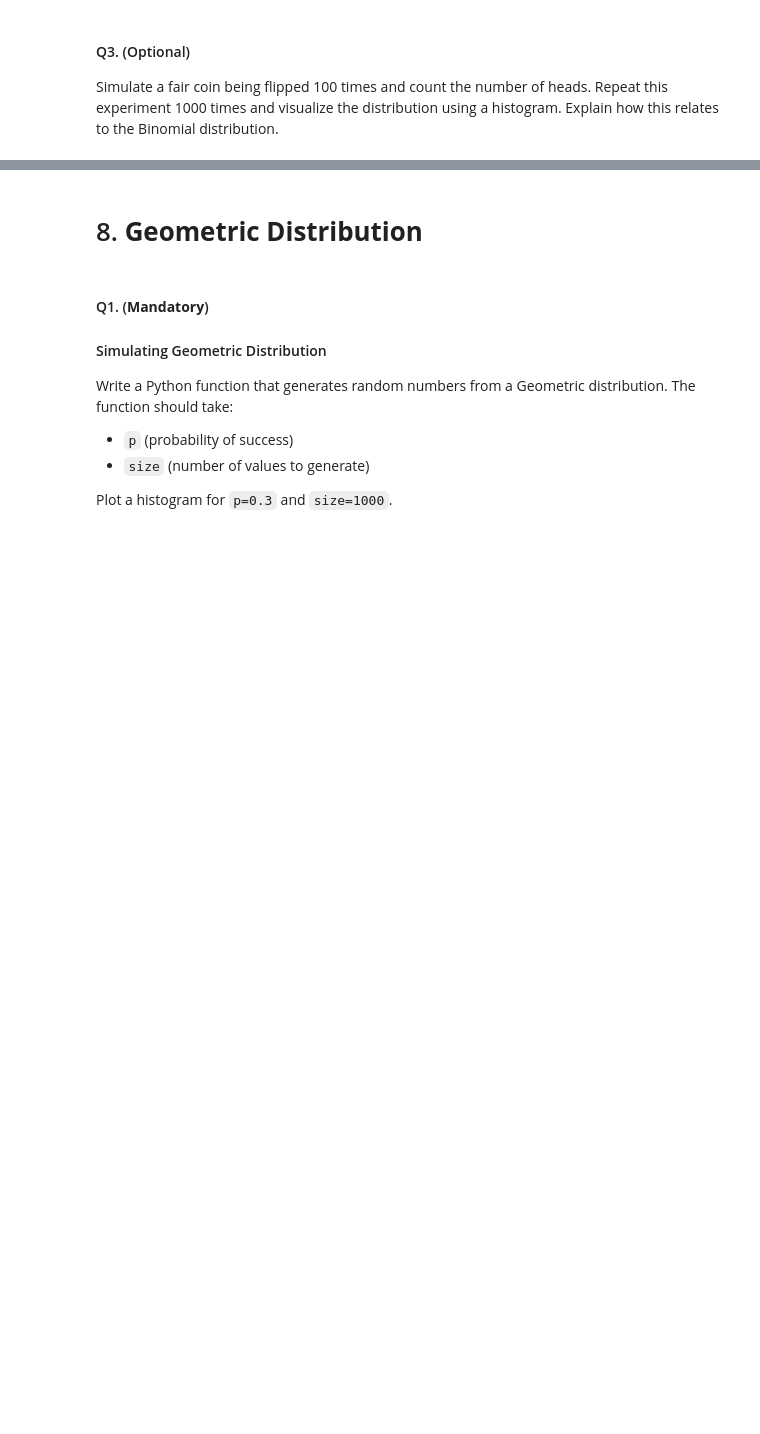
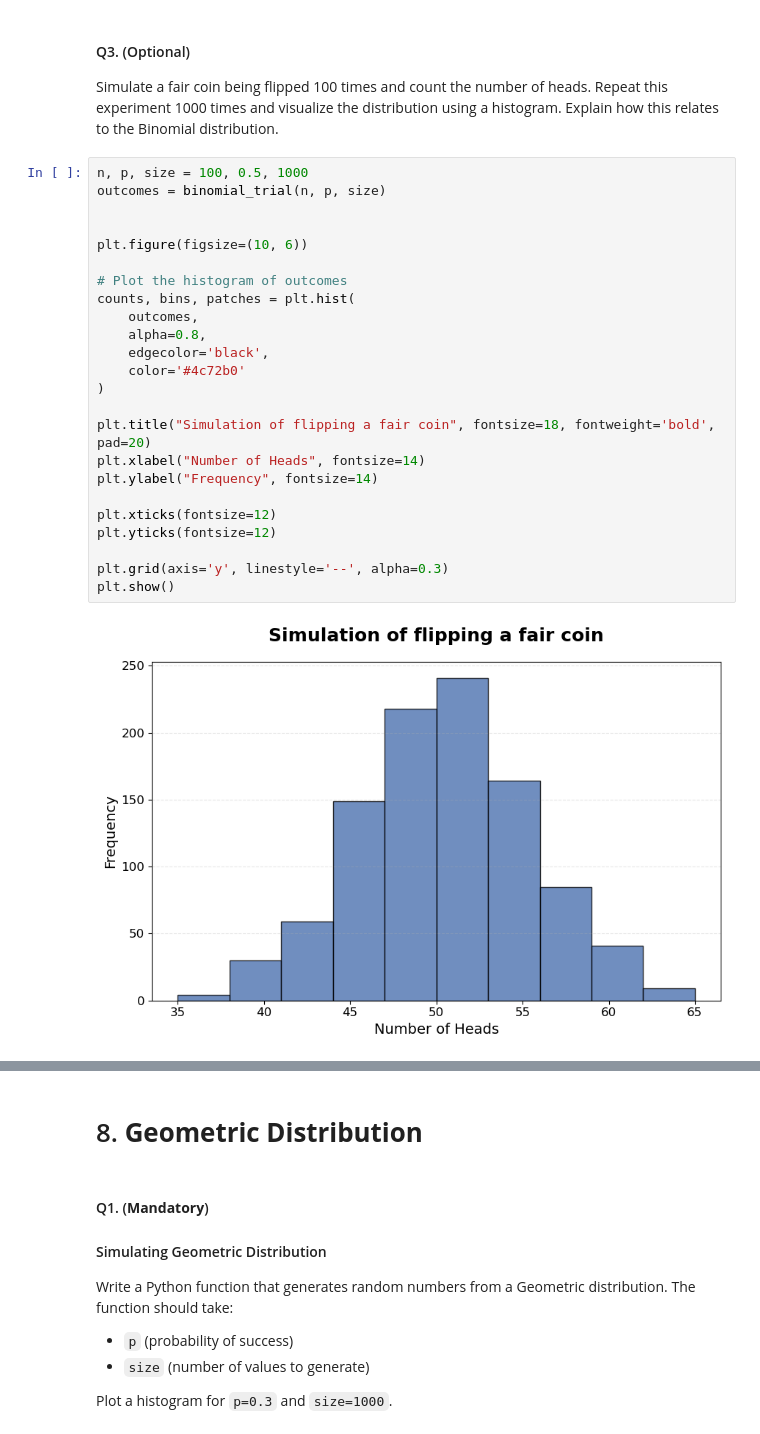
Before and after one commit to ChaitanyaBhoite/PSDV_Assgn_4, a Jupyter notebook: Lab4-Random-Variables.ipynb, the cells around one changed output, grey strips where cells are left out. Drawn from its saved outputs; the diff is of its cells as text; blank space fills up the shorter version.

```diff
--- a/Lab4-Random-Variables.ipynb
+++ b/Lab4-Random-Variables.ipynb
@@ -650,3 +746,29 @@ Write a Python program that:
 # %% [markdown]
 #### Q3. (Optional)
 Simulate a fair coin being flipped 100 times and count the number of heads. Repeat this experiment 1000 times and visualize the distribution using a histogram. Explain how this relates to the Binomial distribution.
+# %%
+n, p, size = 100, 0.5, 1000
+outcomes = binomial_trial(n, p, size)
+
+
+plt.figure(figsize=(10, 6))
+
+# Plot the histogram of outcomes
+counts, bins, patches = plt.hist(
+    outcomes,
+    alpha=0.8,
+    edgecolor='black',
+    color='#4c72b0'
+)
+
+plt.title("Simulation of flipping a fair coin", fontsize=18, fontweight='bold', pad=20)
+plt.xlabel("Number of Heads", fontsize=14)
+plt.ylabel("Frequency", fontsize=14)
+
+plt.xticks(fontsize=12)
+plt.yticks(fontsize=12)
+
+plt.grid(axis='y', linestyle='--', alpha=0.3)
+plt.show()
+# %% [output]
+[figure, added]
```
Also changed, not shown: parts of 27 cells of this notebook.
